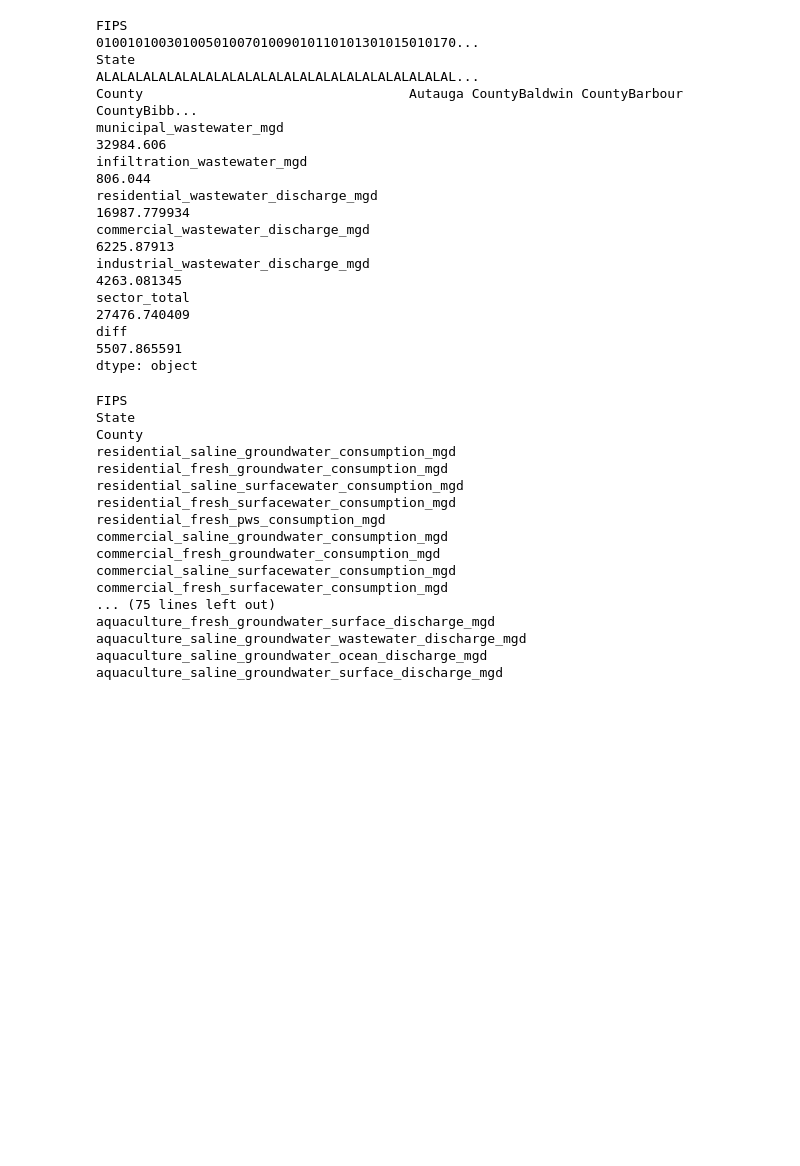
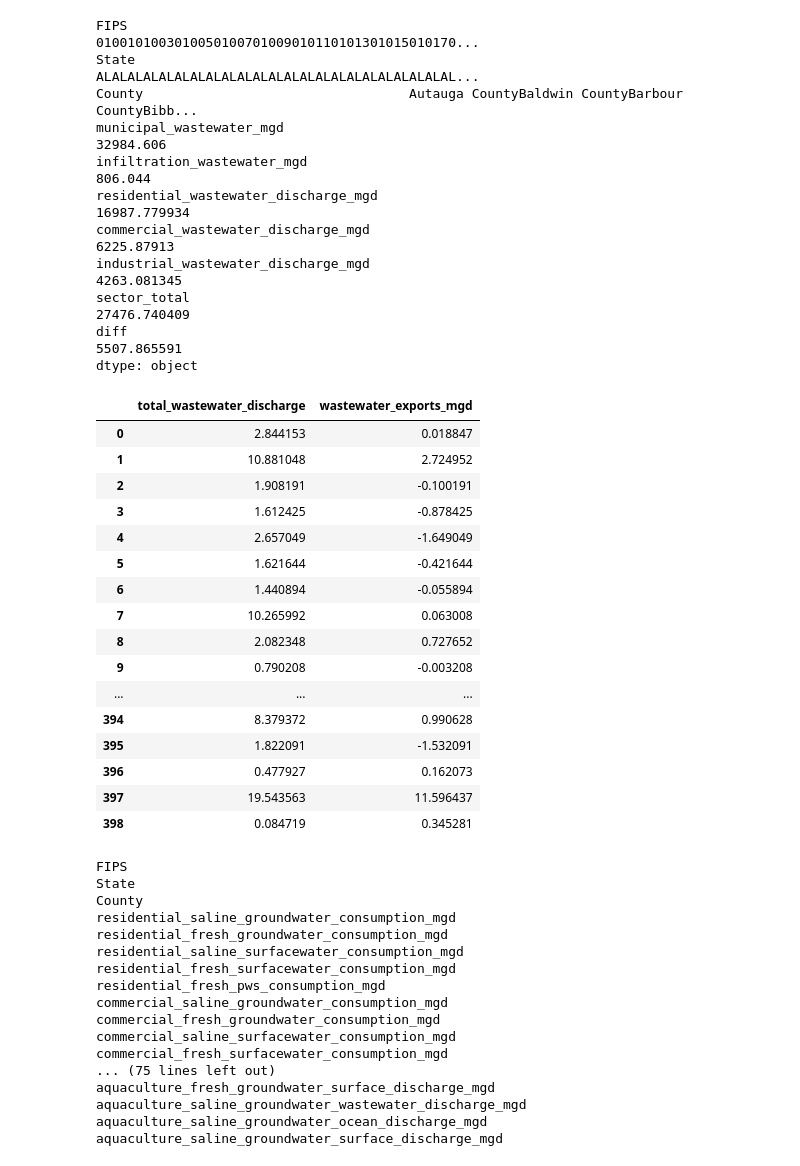
Before and after one commit to pnnl/interflow, a Jupyter notebook: flow_notebook.ipynb, the cells around one changed output. Saved outputs shown, nothing was run; the diff lists cells and outputs as text; code cells hidden in the pictures; blank space fills up the shorter version.

Commit message:
add wastewater exports

```diff
--- a/flow_notebook.ipynb
+++ b/flow_notebook.ipynb
@@ -120,6 +120,40 @@ industrial_wastewater_discharge_mgd                                           42
 sector_total                                                                 27476.740409
 diff                                                                          5507.865591
 dtype: object
+# %%
+df = pd.DataFrame()
+df_sector_discharge = flow.calc_sectoral_use_water_discharge(data=data, total=True)
+df_sector_discharge = df_sector_discharge[['FIPS', 'State', 'County',
+                                              'residential_wastewater_discharge_mgd',
+                                              'commercial_wastewater_discharge_mgd',
+                                              'industrial_wastewater_discharge_mgd']]
+
+
+
+df['total_wastewater_discharge'] = df_sector_discharge[['residential_wastewater_discharge_mgd',
+                                              'commercial_wastewater_discharge_mgd',
+                                              'industrial_wastewater_discharge_mgd']].sum(axis=1)
+
+df['wastewater_exports_mgd'] = data['municipal_wastewater_mgd'] - df['total_wastewater_discharge']
+df
+# %% [output]
+|  | total_wastewater_discharge | wastewater_exports_mgd |
+| 0 | 2.844153 | 0.018847 |
+| 1 | 10.881048 | 2.724952 |
+| 2 | 1.908191 | -0.100191 |
+| 3 | 1.612425 | -0.878425 |
+| 4 | 2.657049 | -1.649049 |
+| 5 | 1.621644 | -0.421644 |
+| 6 | 1.440894 | -0.055894 |
+| 7 | 10.265992 | 0.063008 |
+| 8 | 2.082348 | 0.727652 |
+| 9 | 0.790208 | -0.003208 |
+| ... | ... | ... |
+| 394 | 8.379372 | 0.990628 |
+| 395 | 1.822091 | -1.532091 |
+| 396 | 0.477927 | 0.162073 |
+| 397 | 19.543563 | 11.596437 |
+| 398 | 0.084719 | 0.345281 |
 # %%
 df1 = flow.calc_electricity_rejected_energy(data=data)
 df2 = flow.calc_sectoral_use_energy_discharge(data=data)
```
Also changed, not shown: 1 other file.
